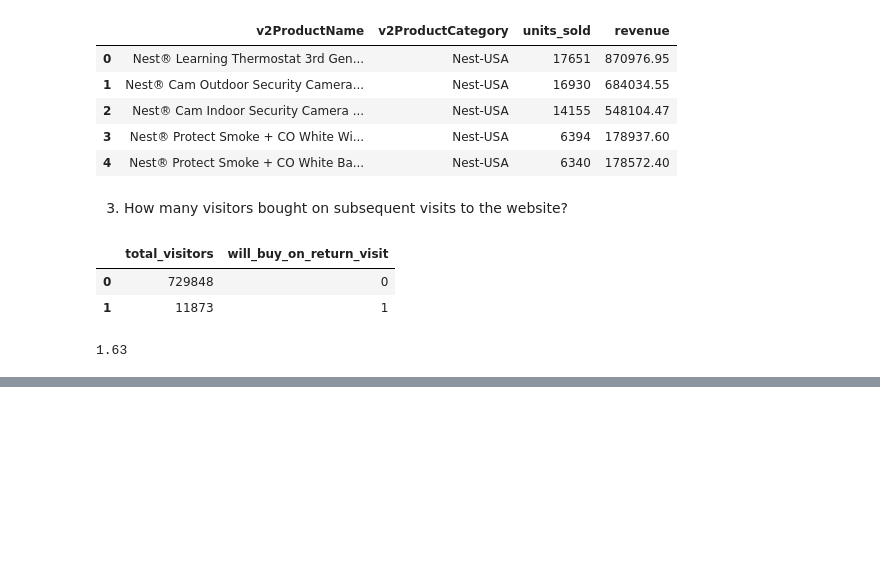
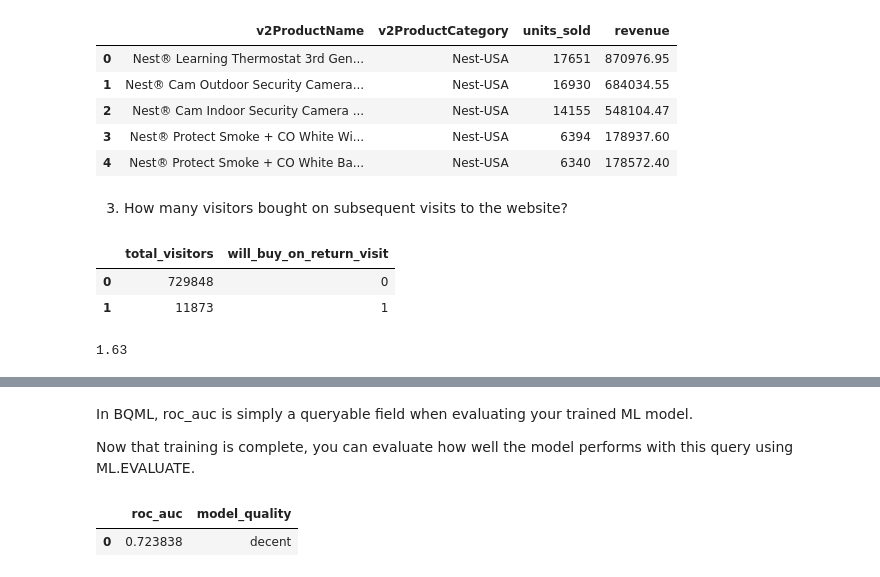
Before and after one commit to samilozkan/BigQuery-Tutorial, a Jupyter notebook: classification_ml_bigquery.ipynb, the cells around one changed output, grey strips where cells are left out. Cells and saved outputs as stored; diff of their text form; code cells hidden in the pictures; blank space fills up the shorter version.

Commit message:
BigQuery Tutorial notebook is updated

```diff
--- a/classification_ml_bigquery.ipynb
+++ b/classification_ml_bigquery.ipynb
@@ -112,0 +237,41 @@ Analyzing the results, you can see that 1.63% of total visitors will return and
+# %% [markdown]
+In BQML, roc_auc is simply a queryable field when evaluating your trained ML model.
+
+Now that training is complete, you can evaluate how well the model performs with this query using ML.EVALUATE.
+# %%
+%%bigquery
+SELECT
+  roc_auc,
+  CASE
+    WHEN roc_auc > .9 THEN 'good'
+    WHEN roc_auc > .8 THEN 'fair'
+    WHEN roc_auc > .7 THEN 'decent'
+    WHEN roc_auc > .6 THEN 'not great'
+  ELSE 'poor' END AS model_quality
+FROM
+  ML.EVALUATE(MODEL ecommerce.classification_model,  (
+SELECT
+  * EXCEPT(fullVisitorId)
+FROM
+  # features
+  (SELECT
+    fullVisitorId,
+    IFNULL(totals.bounces, 0) AS bounces,
+    IFNULL(totals.timeOnSite, 0) AS time_on_site
+  FROM
+    `data-to-insights.ecommerce.web_analytics`
+  WHERE
+    totals.newVisits = 1
+    AND date BETWEEN '20170501' AND '20170630') # eval on 2 months
+  JOIN
+  (SELECT
+    fullvisitorid,
+    IF(COUNTIF(totals.transactions > 0 AND totals.newVisits IS NULL) > 0, 1, 0) AS will_buy_on_return_visit
+  FROM
+      `data-to-insights.ecommerce.web_analytics`
+  GROUP BY fullvisitorid)
+  USING (fullVisitorId)
+));
+# %% [output]
+|  | roc_auc | model_quality |
+| 0 | 0.723838 | decent |
```
Also changed, not shown: parts of 15 cells of this notebook.
